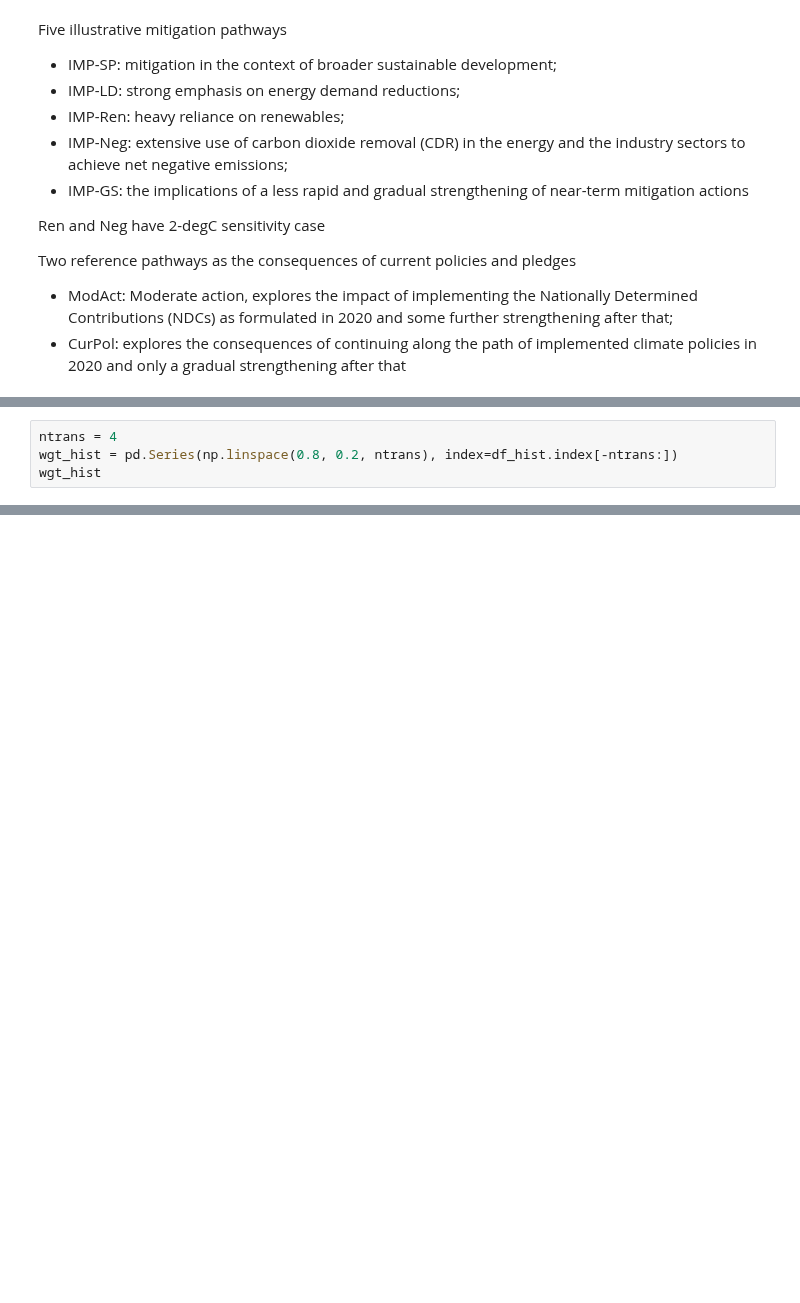
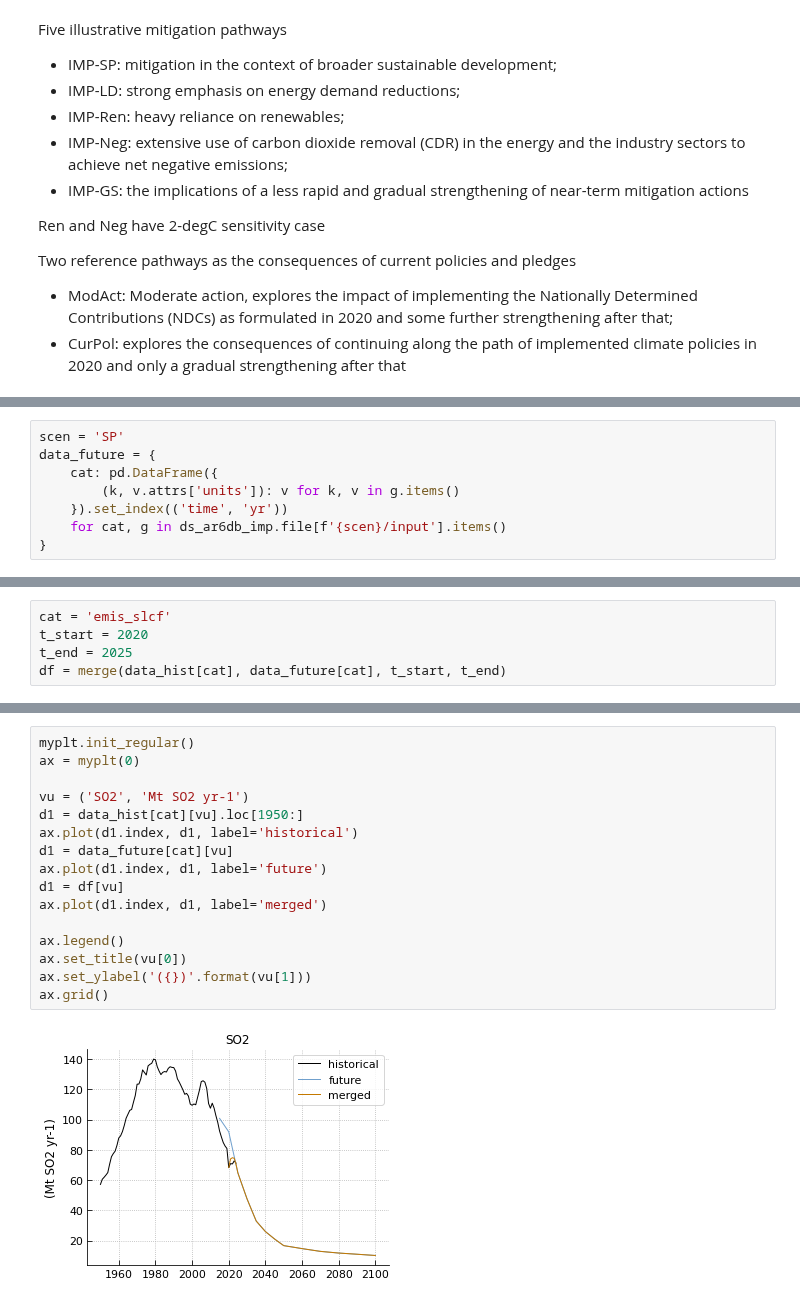
Before and after one commit to tsutsui1872/mce, a Jupyter notebook: notebook/mk_scenario_hist_future.ipynb, the cells around one changed output, grey strips where cells are left out. Drawn from its saved outputs; the diff is of its cells as text; blank space fills up the shorter version.

```diff
--- a/notebook/mk_scenario_hist_future.ipynb
+++ b/notebook/mk_scenario_hist_future.ipynb
@@ -341,4 +78,0 @@ df_hist
-# %%
-ntrans = 4
-wgt_hist = pd.Series(np.linspace(0.8, 0.2, ntrans), index=df_hist.index[-ntrans:])
-wgt_hist
@@ -483,0 +159,8 @@ ax.grid()
+# %%
+scen = 'SP'
+data_future = {
+    cat: pd.DataFrame({
+        (k, v.attrs['units']): v for k, v in g.items()
+    }).set_index(('time', 'yr'))
+    for cat, g in ds_ar6db_imp.file[f'{scen}/input'].items()
+}
@@ -483,0 +203,5 @@ ax.grid()
+# %%
+cat = 'emis_slcf'
+t_start = 2020
+t_end = 2025
+df = merge(data_hist[cat], data_future[cat], t_start, t_end)
@@ -483,0 +226,18 @@ ax.grid()
+# %%
+myplt.init_regular()
+ax = myplt(0)
+
+vu = ('SO2', 'Mt SO2 yr-1')
+d1 = data_hist[cat][vu].loc[1950:]
+ax.plot(d1.index, d1, label='historical')
+d1 = data_future[cat][vu]
+ax.plot(d1.index, d1, label='future')
+d1 = df[vu]
+ax.plot(d1.index, d1, label='merged')
+
+ax.legend()
+ax.set_title(vu[0])
+ax.set_ylabel('({})'.format(vu[1]))
+ax.grid()
+# %% [output]
+[figure, added]
```
Also changed, not shown: parts of 48 cells of this notebook.
